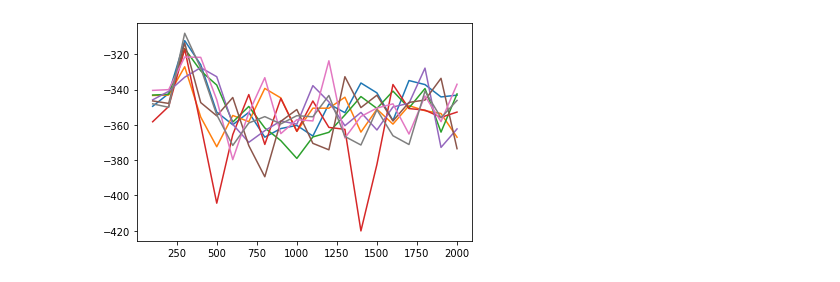
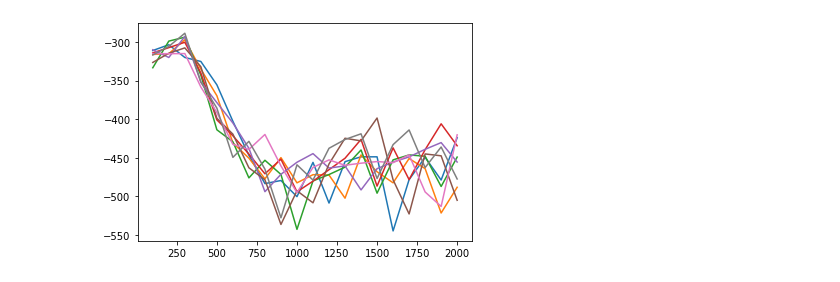
Before and after one commit to strath-ace/smart-ml, a Jupyter notebook: lander-RL/process_opt.ipynb, the cells around one changed output. Drawn from its saved outputs; the diff is of its cells as text; code cells hidden in the pictures.

```diff
--- a/lander-RL/process_opt.ipynb
+++ b/lander-RL/process_opt.ipynb
@@ -62,6 +64,6 @@ Loading trials...
 -  ------  ------------------------------------------------------------------------------------------------------------------------------------------------------------------
 # %%
 %matplotlib inline
-plot_R_run(trials,2)
+plot_R_run(trials,5)
 # %% [output]
-[figure, old version]
+[figure, new version]
```
Also changed, not shown: parts of 1 cell of this notebook.
